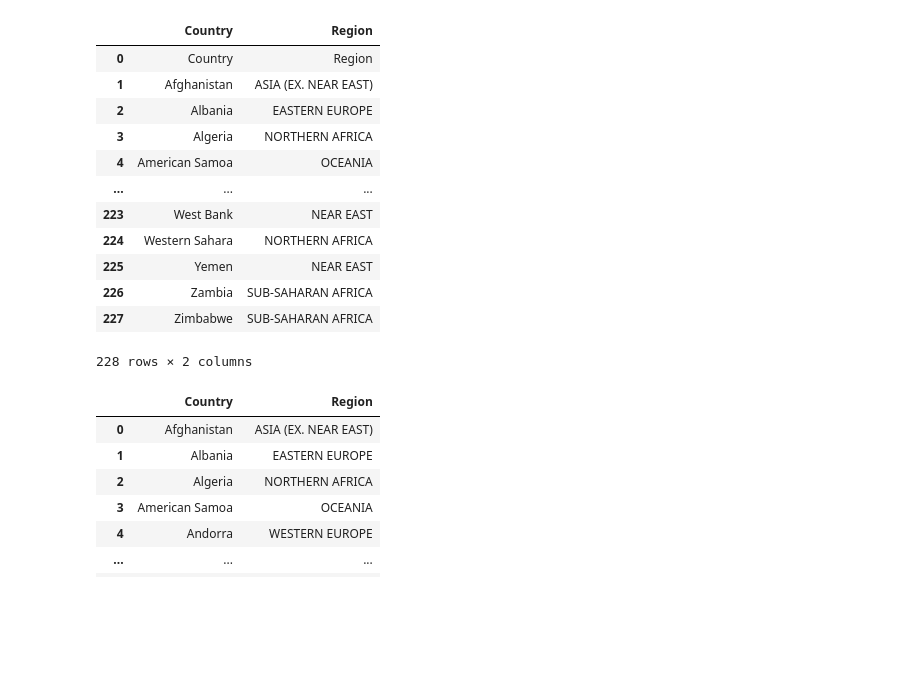
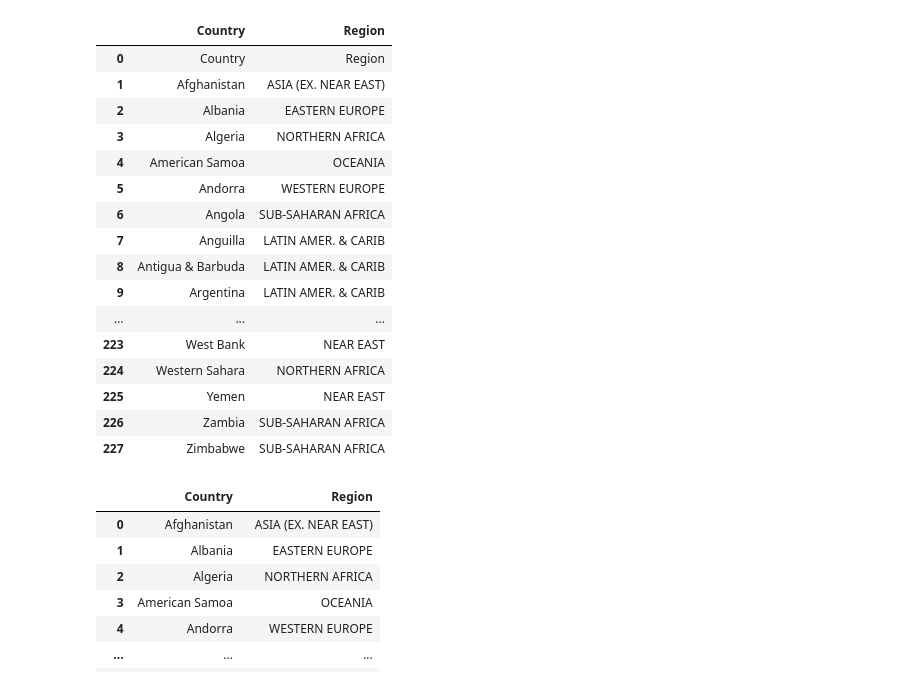
Before and after one commit to JAM5BOCsAdi/Data_Analyst_Python, a Jupyter notebook: Jupyter/Pandas/Reading_in_files/reading_in_files.ipynb, the cells around one changed output. Cells and saved outputs as stored; diff of their text form; code cells hidden in the pictures; blank space fills up the shorter version.

Commit message:
Reading in Files | Filtering and Ordering

```diff
--- a/Jupyter/Pandas/Reading_in_files/reading_in_files.ipynb
+++ b/Jupyter/Pandas/Reading_in_files/reading_in_files.ipynb
@@ -3,21 +3,25 @@ import pandas as pd
 # %%
 # If you want to give or change headers, do this:
 # header = None, names = ['<name1>','<name2>']
-pd.read_csv(r"C:\Users\Adam\Documents\Data_Analyst_Projects\Python\Jupyter\Pandas\Reading_in_files\files\countries_of_the_world.csv", header = None, names = ['Country', 'Region'])
+pd.read_csv(r"C:\Users\Adam\Documents\Data_Analyst_Projects\Python\Jupyter\Pandas\files\countries_of_the_world.csv", header = None, names = ['Country', 'Region'])
 # %% [output]
 |  | Country | Region |
 | 0 | Country | Region |
 | 1 | Afghanistan | ASIA (EX. NEAR EAST) |
 | 2 | Albania | EASTERN EUROPE |
 | 3 | Algeria | NORTHERN AFRICA |
 | 4 | American Samoa | OCEANIA |
+| 5 | Andorra | WESTERN EUROPE |
+| 6 | Angola | SUB-SAHARAN AFRICA |
+| 7 | Anguilla | LATIN AMER. & CARIB |
+| 8 | Antigua & Barbuda | LATIN AMER. & CARIB |
+| 9 | Argentina | LATIN AMER. & CARIB |
 | ... | ... | ... |
 | 223 | West Bank | NEAR EAST |
 | 224 | Western Sahara | NORTHERN AFRICA |
 | 225 | Yemen | NEAR EAST |
 | 226 | Zambia | SUB-SAHARAN AFRICA |
 | 227 | Zimbabwe | SUB-SAHARAN AFRICA |
-228 rows × 2 columns
 # %%
 df = pd.read_csv(r"C:\Users\Adam\Documents\Data_Analyst_Projects\Python\Jupyter\Pandas\Reading_in_files\files\countries_of_the_world.csv")
 df
```
Also changed, not shown: parts of 5 cells of this notebook, 6 other files.
